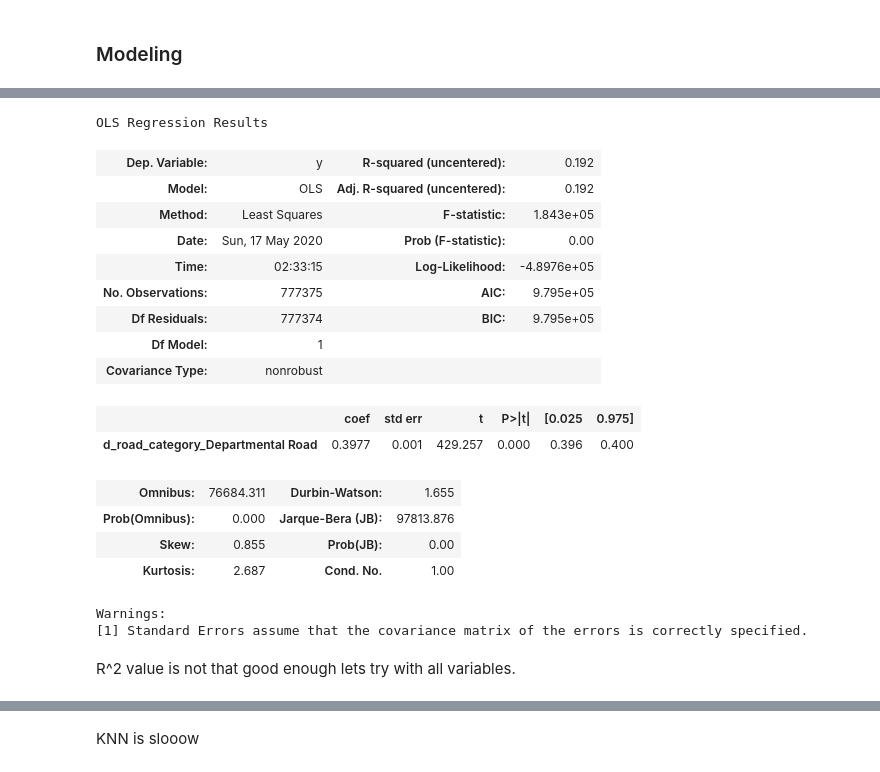
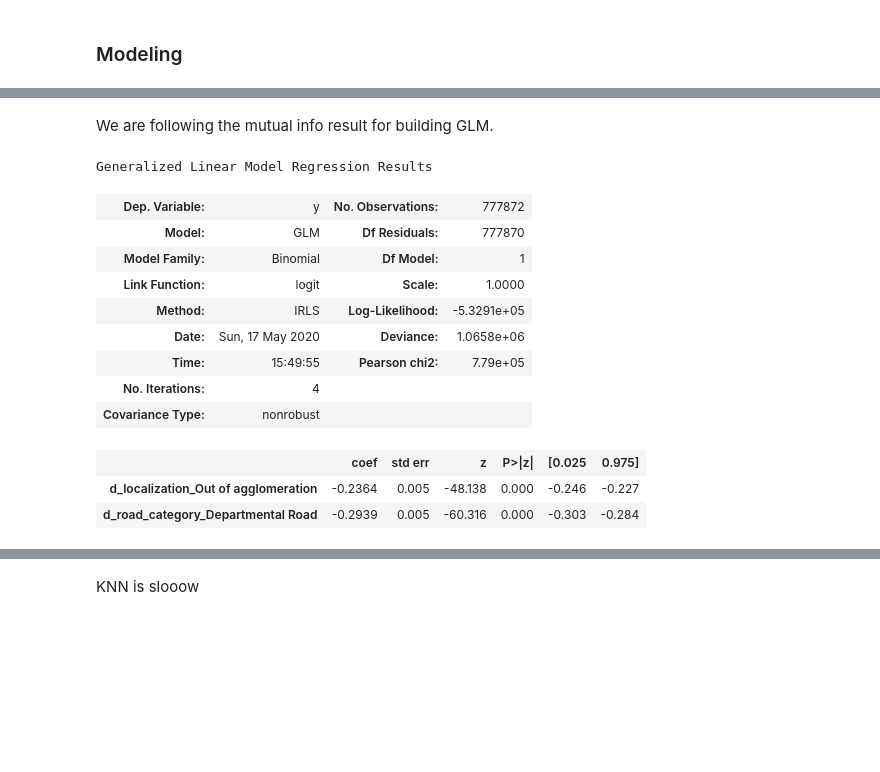
Before and after one commit to kmatusz/accidents, a Jupyter notebook: Modeling.ipynb, the cells around one changed output, grey strips where cells are left out. Cells and saved outputs as stored; diff of their text form; code cells hidden in the pictures; blank space fills up the shorter version.

```diff
--- a/Modeling.ipynb
+++ b/Modeling.ipynb
@@ -426,9 +504,11 @@ x_train.head()
+# %% [markdown]
+We are following the mutual info result for building GLM.
 # %%
 cols_to_log = [
-    # 'd_lighting_Night with public lighting on',
+#  'd_lighting_Night with public lighting on',
 #  'd_lighting_Night without public lighting',
 #  'd_lighting_Twilight or dawn',
-#  'd_localization_Out of agglomeration',
+ 'd_localization_Out of agglomeration',
 #  'd_intersection_type_Intersection in T',
 #  'd_intersection_type_Intersection in X',
 #  'd_intersection_type_Out of intersection',
@@ -452,56 +532,48 @@ cols_to_log = [
 #  'd_reserved_lane_Reserved channel',
 #  'd_road_gradient_NA',
 #  'd_road_gradient_Slope',
 #  'd_road_plan_Curved right',
 #  'd_road_plan_NA',
 #  'd_road_plan_Straight part',
 #  'd_road_condition_normal',
 #  'd_road_condition_wet',
 #  'd_infrastructure_Carrefour arranged',
 #  'd_infrastructure_NA',
 #  'd_accident_situation_On the road',
 #  'd_accident_situation_On the verge',
 #  'd_place_in_car_1',
 #  'd_place_in_car_2',
 #  'd_place_in_car_3',
 #  'd_place_in_car_4',
 #  'd_place_in_car_NA',
 #  'd_user_type_Passenger',
 #  'd_user_type_Pedestrian',
 #  'd_sex_Male',
 #  'd_equipment_used_no',
 #  'd_equipment_used_yes',
 #  'd_pedestrian_action_not specified or not applicable',
 #  'd_pedestrian_alone_NA',
 #  'd_pedestrian_alone_Only',
 #  'year',
 #  'month',
 #  'hour',
 #  'user_age'
  ]
+mod = sm.GLM(y_train['y'],x_train[cols_to_log],family = sm.families.Binomial())
+res= mod.fit()
+res.summary()
+# %% [output]
+Generalized Linear Model Regression Results
+| Dep. Variable: | y | No. Observations: | 777872 |
+| Model: | GLM | Df Residuals: | 777870 |
+| Model Family: | Binomial | Df Model: | 1 |
+| Link Function: | logit | Scale: | 1.0000 |
+| Method: | IRLS | Log-Likelihood: | -5.3291e+05 |
+| Date: | Sun, 17 May 2020 | Deviance: | 1.0658e+06 |
+| Time: | 15:49:55 | Pearson chi2: | 7.79e+05 |
+| No. Iterations: | 4 |  |  |
+| Covariance Type: | nonrobust |  |  |
+|  | coef | std err | z | P>|z| | [0.025 | 0.975] |
+| d_localization_Out of agglomeration | -0.2364 | 0.005 | -48.138 | 0.000 | -0.246 | -0.227 |
+| d_road_category_Departmental Road | -0.2939 | 0.005 | -60.316 | 0.000 | -0.303 | -0.284 |
-# %%
-mod = sm.OLS(y_train["y"],x_train["d_road_category_Departmental Road"])
-res = mod.fit()
-res.summary()
-# %% [output]
-OLS Regression Results
-| Dep. Variable: | y | R-squared (uncentered): | 0.192 |
-| Model: | OLS | Adj. R-squared (uncentered): | 0.192 |
-| Method: | Least Squares | F-statistic: | 1.843e+05 |
-| Date: | Sun, 17 May 2020 | Prob (F-statistic): | 0.00 |
-| Time: | 02:33:15 | Log-Likelihood: | -4.8976e+05 |
-| No. Observations: | 777375 | AIC: | 9.795e+05 |
-| Df Residuals: | 777374 | BIC: | 9.795e+05 |
-| Df Model: | 1 |  |  |
-| Covariance Type: | nonrobust |  |  |
-|  | coef | std err | t | P>|t| | [0.025 | 0.975] |
-| d_road_category_Departmental Road | 0.3977 | 0.001 | 429.257 | 0.000 | 0.396 | 0.400 |
-| Omnibus: | 76684.311 | Durbin-Watson: | 1.655 |
-| Prob(Omnibus): | 0.000 | Jarque-Bera (JB): | 97813.876 |
-| Skew: | 0.855 | Prob(JB): | 0.00 |
-| Kurtosis: | 2.687 | Cond. No. | 1.00 |
-Warnings:
-[1] Standard Errors assume that the covariance matrix of the errors is correctly specified.
-# %% [markdown]
-R^2 value is not that good enough lets try with all variables.
 # %%
```
Also changed, not shown: parts of 13 cells of this notebook.
